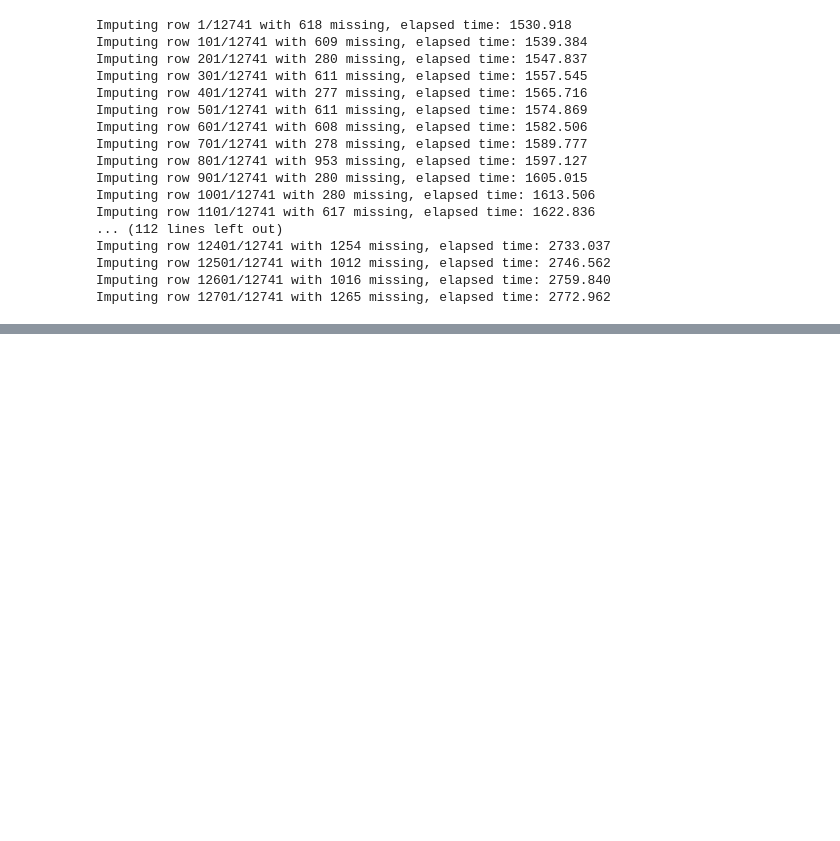
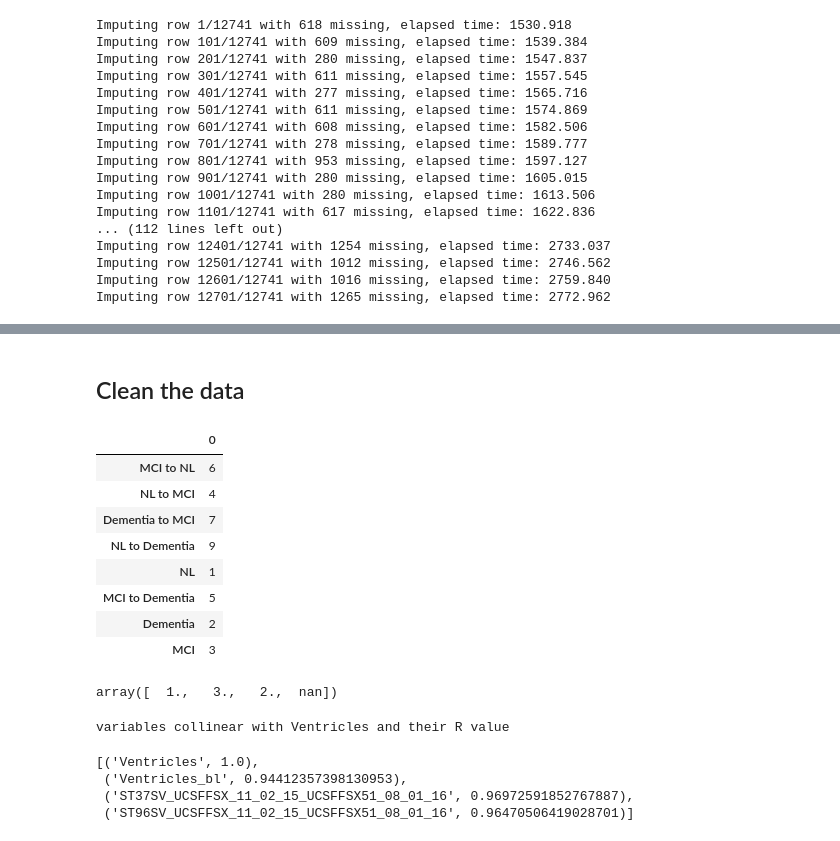
Before and after one commit to SmallHeads/tadpole, a Jupyter notebook: Encode_interpolate_data.ipynb, the cells around one changed output, grey strips where cells are left out. Saved outputs shown, nothing was run; the diff lists cells and outputs as text; code cells hidden in the pictures; blank space fills up the shorter version.

Commit message:
imputed 50th percentile of columns with missing data. cleaned up dataframe

```diff
--- a/Encode_interpolate_data.ipynb
+++ b/Encode_interpolate_data.ipynb
@@ -223,0 +272,7 @@ imp_df.to_csv('/Users/jakevogel/Science/TADPOLE/imputed_d1_d2.csv')
+# %%
+# scale the data, being sure to avoid NaNs, but also accurately remap to the data
+for i,col in enumerate(good_df.columns[1:-10]):
+    print('working on %s of %s'%(i,good_df.shape[-1]))
+    to_scale = good_df[col].dropna(axis=0)
+    scaler = StandardScaler().fit(to_scale)
+    good_df.loc[to_scale.index,col] = scaler.transform(good_df.loc[to_scale.index,col])
@@ -223,0 +327,3 @@ imp_df.to_csv('/Users/jakevogel/Science/TADPOLE/imputed_d1_d2.csv')
+# %%
+# IMPUTE THE DATAAAAA ... Using the new data cutoff, the inputation only took 11.4 minutes!
+dat_filled50 = fi.KNN().complete(good_df[good_df.columns[1:-10]])
@@ -223,0 +348,24 @@ imp_df.to_csv('/Users/jakevogel/Science/TADPOLE/imputed_d1_d2.csv')
+# %%
+# Save imputed data into a dataframe
+imp_df = pandas.DataFrame(dat_filled50, columns = good_df.columns[1:-10])
+for col in df.columns[:10]:
+    imp_df[col] = df[col]
+imp_df.to_csv('/Users/jakevogel/Science/TADPOLE/imputed_d1_d2_50p.csv')
+# %% [markdown]
+## Clean the data
+# %%
+cleaned_df = pandas.DataFrame(imp_df,copy=True)
+# %%
+# First, fix the Diagnosis variable:
+cleaned_df.DX = df.DX
+map_df.loc['DX']
+# %% [output]
+|  | 0 |
+| MCI to NL | 6 |
+| NL to MCI | 4 |
+| Dementia to MCI | 7 |
+| NL to Dementia | 9 |
+| NL | 1 |
+| MCI to Dementia | 5 |
+| Dementia | 2 |
+| MCI | 3 |
@@ -223,0 +375,4 @@ imp_df.to_csv('/Users/jakevogel/Science/TADPOLE/imputed_d1_d2.csv')
+# %%
+cleaned_df.DX.unique()
+# %% [output]
+array([  1.,   3.,   2.,  nan])
@@ -223,0 +382,18 @@ imp_df.to_csv('/Users/jakevogel/Science/TADPOLE/imputed_d1_d2.csv')
+# %%
+# Find variables collinear with ventricles
+rs = [x for x in range(cleaned_df.shape[1]
+                       ) if cleaned_df[cleaned_df.columns[x]
+                                      ].dtype == float and stats.pearsonr(cleaned_df.Ventricles,
+                                                           cleaned_df[cleaned_df.columns[x]]
+                                                                         )[0] > 0.9]
+print('variables collinear with Ventricles and their R value')
+list(zip(cleaned_df.columns[rs],
+         [stats.pearsonr(cleaned_df.Ventricles,
+                        cleaned_df[cleaned_df.columns[x]]
+                        )[0] for x in rs]))
+# %% [output]
+variables collinear with Ventricles and their R value
+[('Ventricles', 1.0),
+ ('Ventricles_bl', 0.94412357398130953),
+ ('ST37SV_UCSFFSX_11_02_15_UCSFFSX51_08_01_16', 0.96972591852767887),
+ ('ST96SV_UCSFFSX_11_02_15_UCSFFSX51_08_01_16', 0.96470506419028701)]
```
Also changed, not shown: parts of 21 cells of this notebook.
